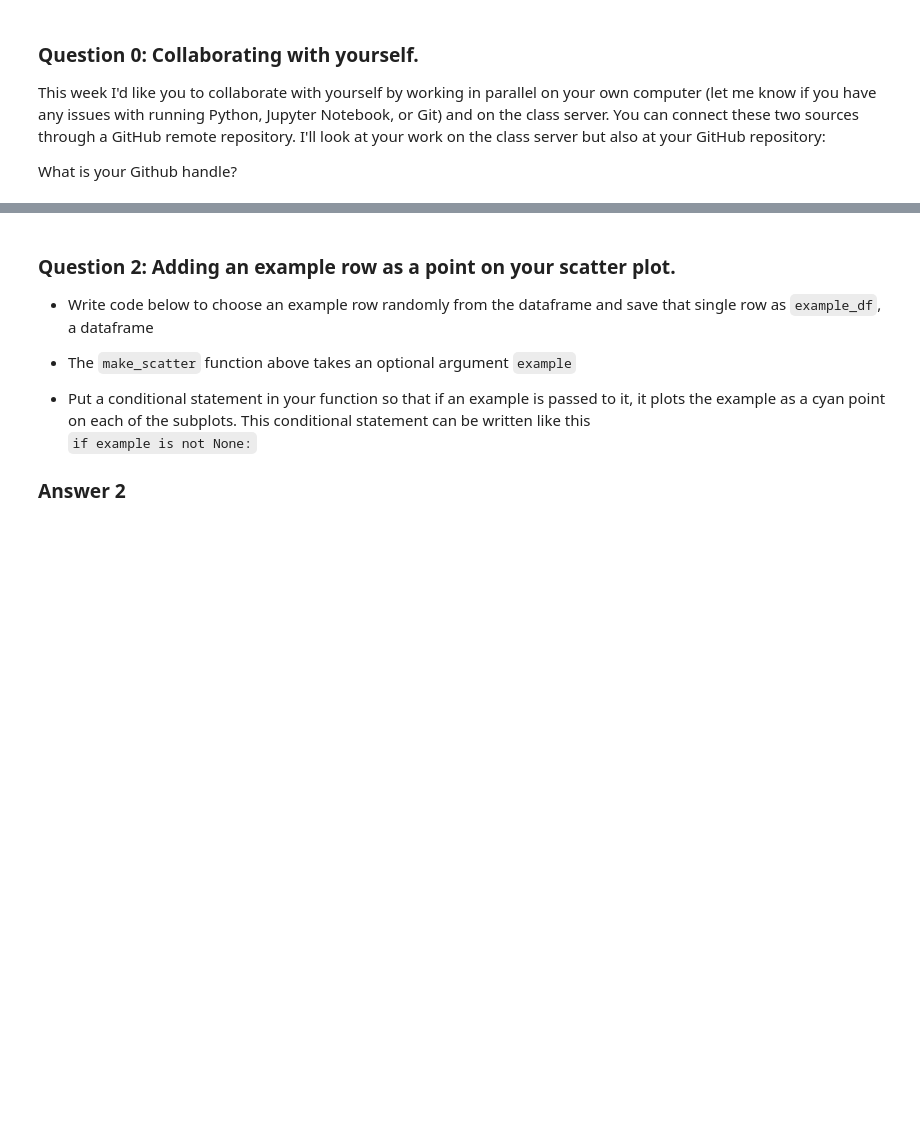
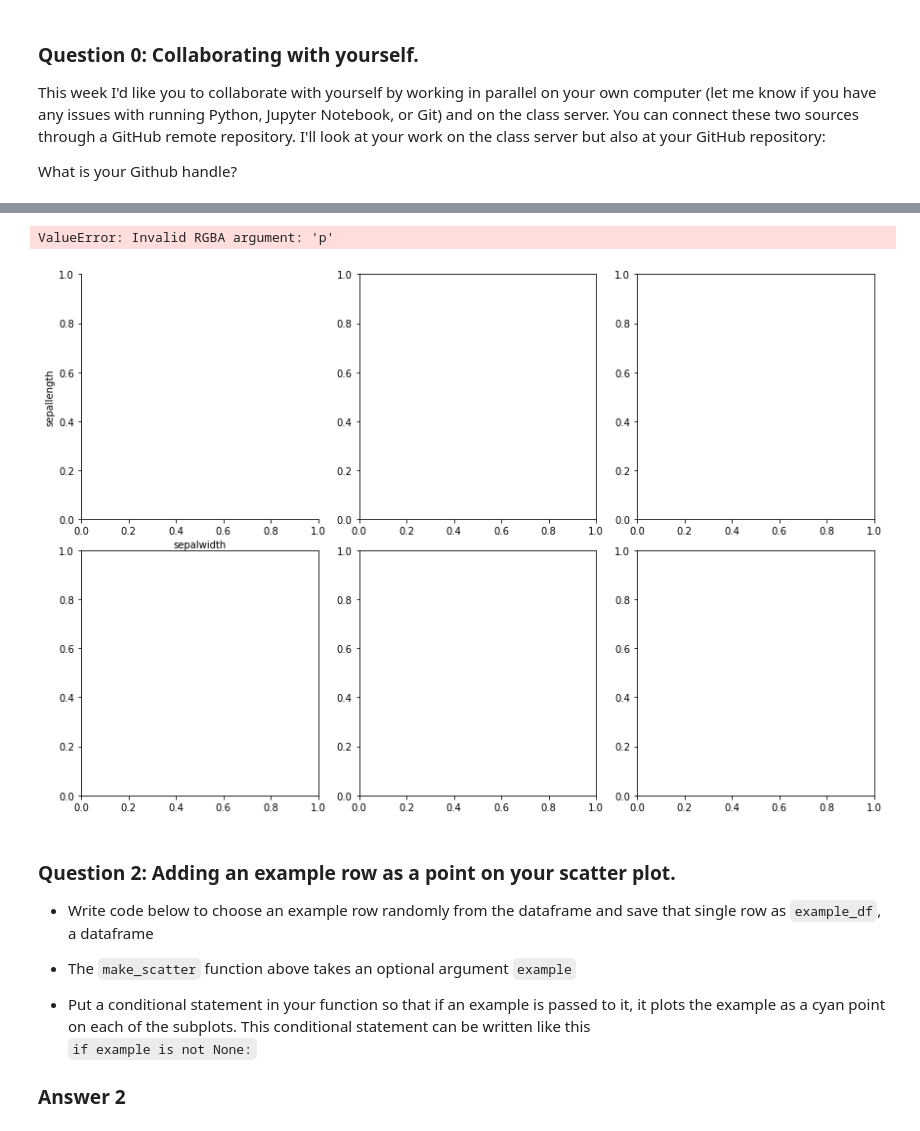
Before and after one commit to rielywhite/BDS-311-hw09, a Jupyter notebook: hw09.ipynb, the cells around one changed output, grey strips where cells are left out. Cells and saved outputs as stored; diff of their text form; code cells hidden in the pictures; blank space fills up the shorter version.

```diff
--- a/hw09.ipynb
+++ b/hw09.ipynb
@@ -35,22 +35,46 @@ To make figure readable, adjust figure size, `fig.set_size_inches` and marker si
 # %%
 #Code for Answer 1
 import pandas as pd
 import matplotlib.pyplot as plt
 import numpy as np
 df=pd.read_csv('iris.csv')
 df.columns
 
 
 def make_scatter(df,example=None,k=None):
     '''
     Input: df, iris Pandas data frame
     Optional input: example,data frame to plot as point on scatter plots
     Optional input: k, number of closest points to mark
     Makes six scatter plots for each unique pair of parameters
     '''
-    ...
+    col='m','g','p'
+    spe_class=['Iris-vwersicolor','Iris-setosa','Iris-virginica']
+    n=1
+    c=3
+    r=2
+    fig, ax=plt.subplots(r,c)
+    fig.set_size_inches(12,8)
+    fig.tight_layout()
 
+    for i in np.arange(r):
+        for j in np.arange(c):
+            ax[i,j].spines['top'].set_visible(False)
+            ax[i,j].spines['right'].set_visible(False)
+            if n==1:
+                x=df.sepalwidth
+                y=df.sepallength
+                ax[i,j].set_xlabel('sepalwidth')
+                ax[i,j].set_ylabel('sepallength')
+            n+=1
+            for k in np.arange(len(spe_class)):
+                cr_class=spe_class[k]
+                ax[i,j].scatter(x[df['class']==cr_class],y[df['class']==cr_class],s=10,
+                               facecolors='NONE',edgecolors=col,label=cr_class)
 make_scatter(df)
+# %% [output]
+ValueError: Invalid RGBA argument: 'p'
+[figure, added]
 # %% [markdown]
 ### Question 2: Adding an example row as a point on your scatter plot.
 
```
